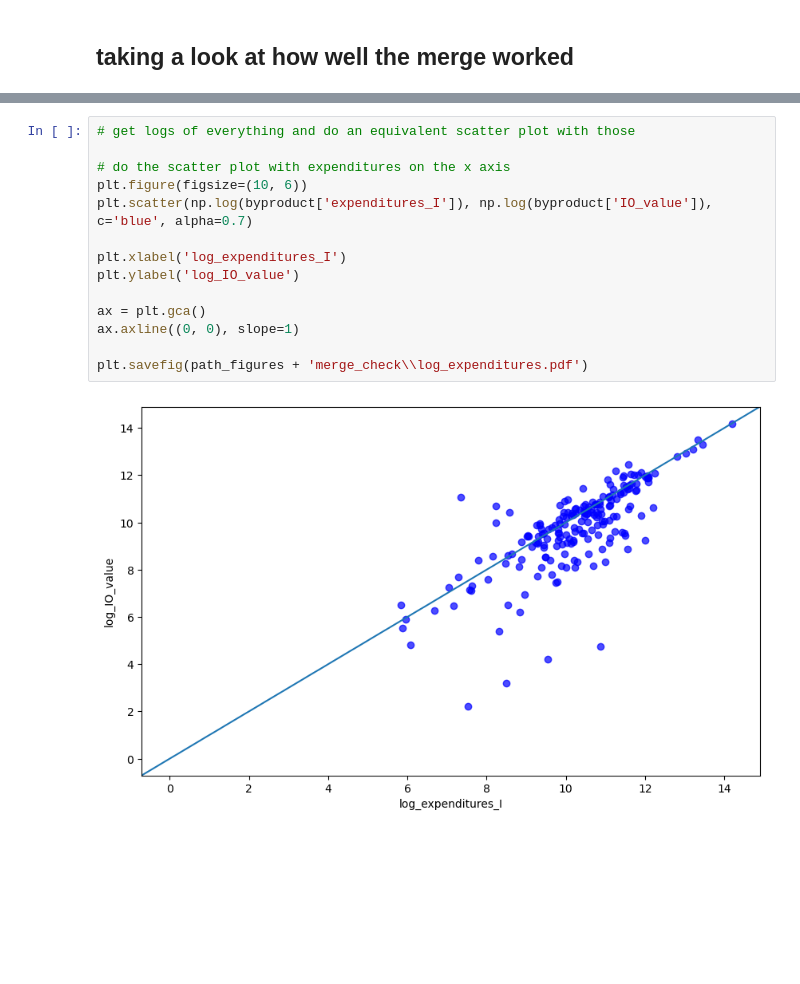
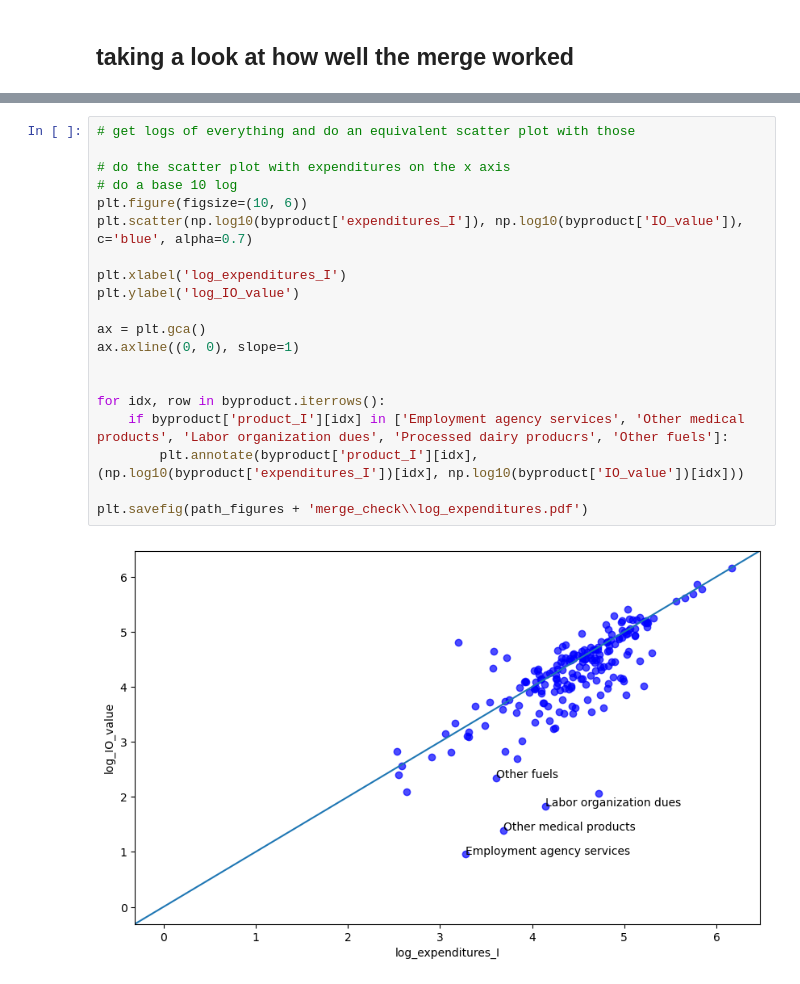
Before and after one commit to emilyfu1/shocks_productionnetworks, a Jupyter notebook: mergechecks.ipynb, the cells around one changed output, grey strips where cells are left out. Saved outputs shown, nothing was run; the diff lists cells and outputs as text; blank space fills up the shorter version.

```diff
--- a/mergechecks.ipynb
+++ b/mergechecks.ipynb
@@ -110,16 +97,22 @@ outliermerges
 # %%
 # get logs of everything and do an equivalent scatter plot with those
 
 # do the scatter plot with expenditures on the x axis
+# do a base 10 log
 plt.figure(figsize=(10, 6))
-plt.scatter(np.log(byproduct['expenditures_I']), np.log(byproduct['IO_value']), c='blue', alpha=0.7)
+plt.scatter(np.log10(byproduct['expenditures_I']), np.log10(byproduct['IO_value']), c='blue', alpha=0.7)
 
 plt.xlabel('log_expenditures_I')
 plt.ylabel('log_IO_value')
 
 ax = plt.gca()
 ax.axline((0, 0), slope=1)
 
+
+for idx, row in byproduct.iterrows():
+    if byproduct['product_I'][idx] in ['Employment agency services', 'Other medical products', 'Labor organization dues', 'Processed dairy producrs', 'Other fuels']:
+        plt.annotate(byproduct['product_I'][idx], (np.log10(byproduct['expenditures_I'])[idx], np.log10(byproduct['IO_value'])[idx]))
+
 plt.savefig(path_figures + 'merge_check\\log_expenditures.pdf')
 # %% [output]
-[figure, old version]
+[figure, new version]
```
Also changed, not shown: parts of 4 cells of this notebook.
